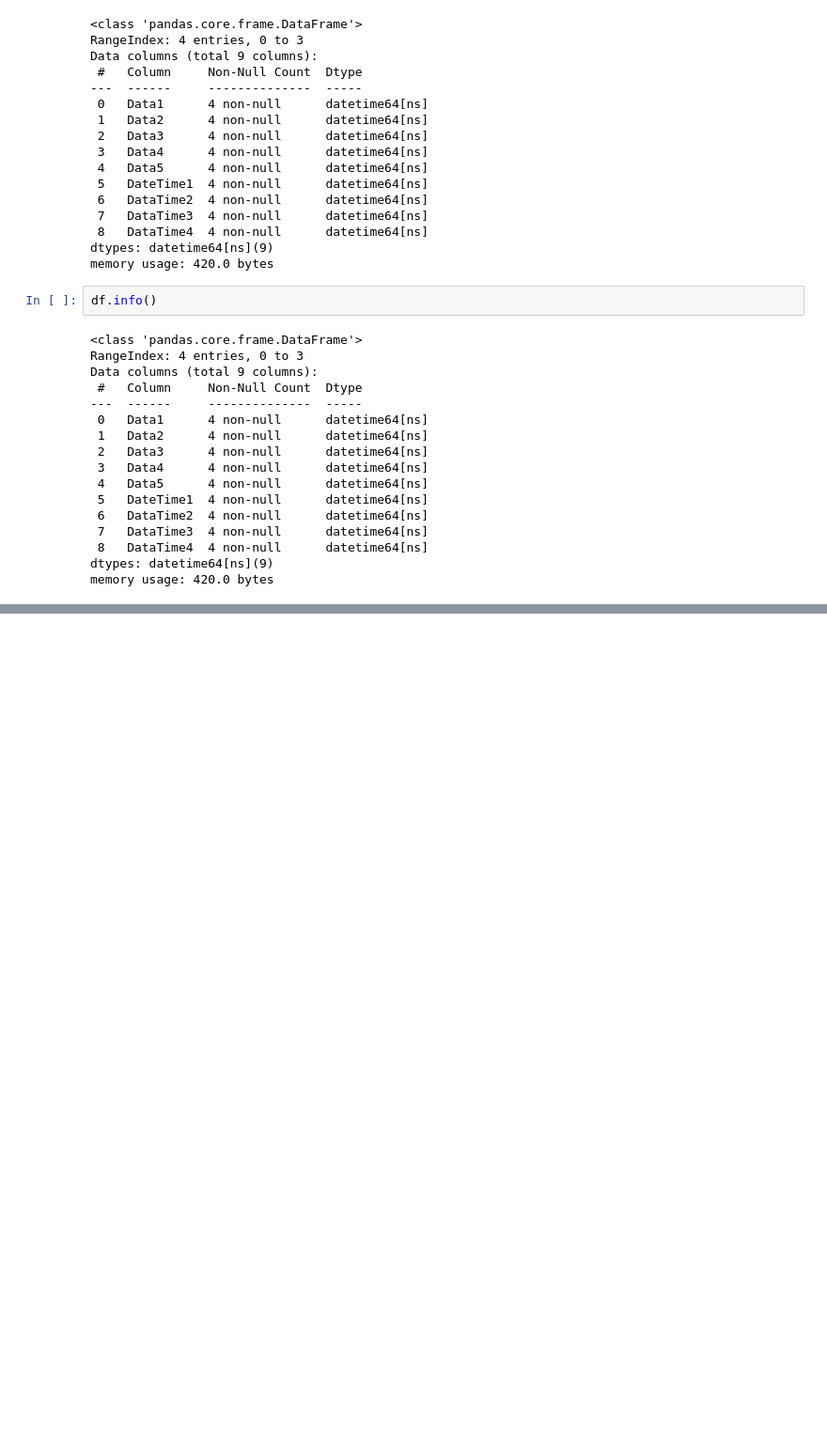
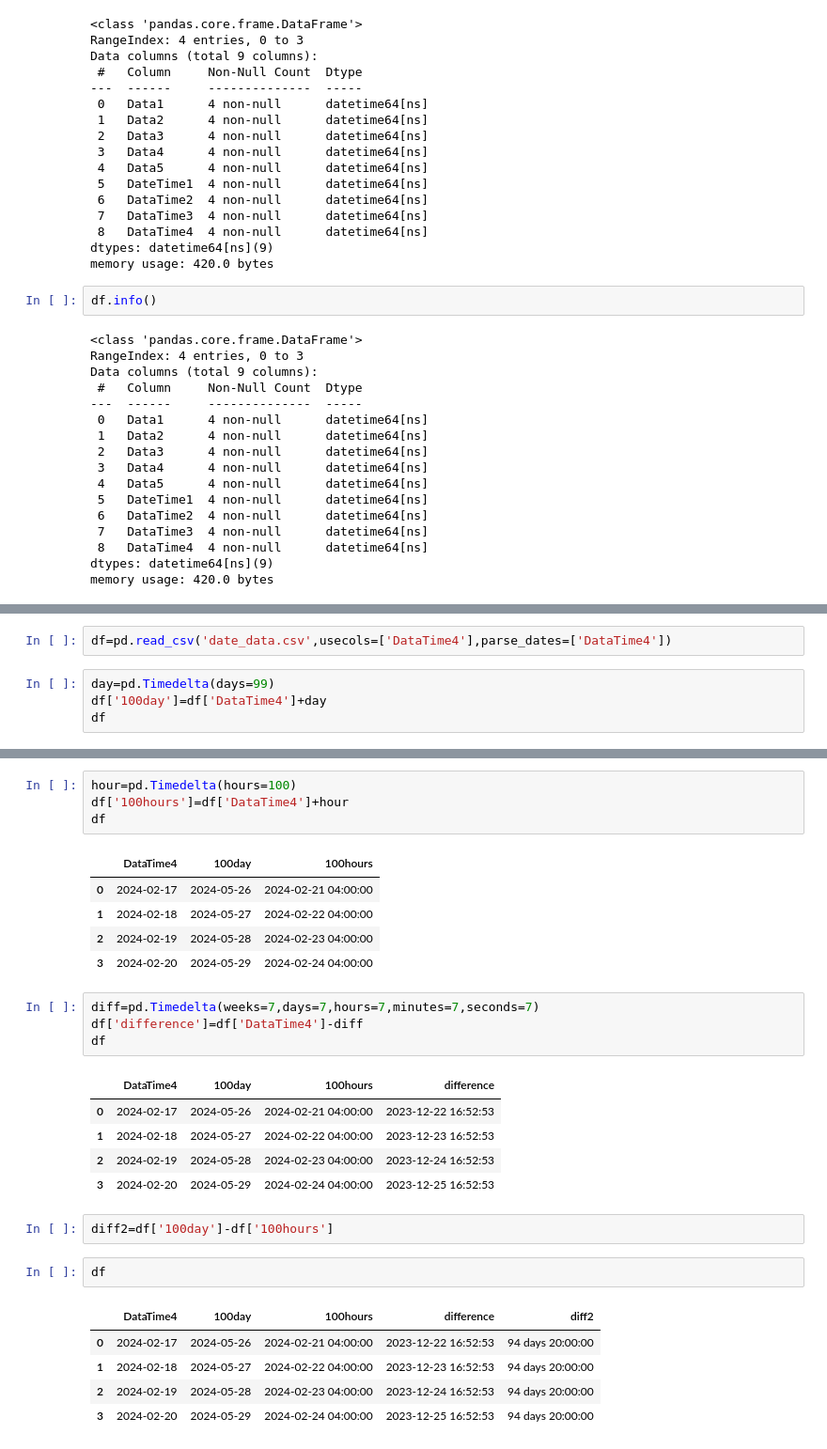
Before and after one commit to gumurytv/bigdataCert, a Jupyter notebook: 빅분기_실기_PART1_연습.ipynb, the cells around one changed output, grey strips where cells are left out. Shown at 94% size. Drawn from its saved outputs; the diff is of its cells as text; blank space fills up the shorter version.

```diff
--- a/빅분기_실기_PART1_연습.ipynb
+++ b/빅분기_실기_PART1_연습.ipynb
@@ -1645,0 +2010,6 @@ df
+# %%
+df=pd.read_csv('date_data.csv',usecols=['DataTime4'],parse_dates=['DataTime4'])
+# %%
+day=pd.Timedelta(days=99)
+df['100day']=df['DataTime4']+day
+df
@@ -1645,0 +2022,30 @@ df
+# %%
+hour=pd.Timedelta(hours=100)
+df['100hours']=df['DataTime4']+hour
+df
+# %% [output]
+|  | DataTime4 | 100day | 100hours |
+| 0 | 2024-02-17 | 2024-05-26 | 2024-02-21 04:00:00 |
+| 1 | 2024-02-18 | 2024-05-27 | 2024-02-22 04:00:00 |
+| 2 | 2024-02-19 | 2024-05-28 | 2024-02-23 04:00:00 |
+| 3 | 2024-02-20 | 2024-05-29 | 2024-02-24 04:00:00 |
+# %%
+diff=pd.Timedelta(weeks=7,days=7,hours=7,minutes=7,seconds=7)
+df['difference']=df['DataTime4']-diff
+df
+# %% [output]
+|  | DataTime4 | 100day | 100hours | difference |
+| 0 | 2024-02-17 | 2024-05-26 | 2024-02-21 04:00:00 | 2023-12-22 16:52:53 |
+| 1 | 2024-02-18 | 2024-05-27 | 2024-02-22 04:00:00 | 2023-12-23 16:52:53 |
+| 2 | 2024-02-19 | 2024-05-28 | 2024-02-23 04:00:00 | 2023-12-24 16:52:53 |
+| 3 | 2024-02-20 | 2024-05-29 | 2024-02-24 04:00:00 | 2023-12-25 16:52:53 |
+# %%
+diff2=df['100day']-df['100hours']
+# %%
+df
+# %% [output]
+|  | DataTime4 | 100day | 100hours | difference | diff2 |
+| 0 | 2024-02-17 | 2024-05-26 | 2024-02-21 04:00:00 | 2023-12-22 16:52:53 | 94 days 20:00:00 |
+| 1 | 2024-02-18 | 2024-05-27 | 2024-02-22 04:00:00 | 2023-12-23 16:52:53 | 94 days 20:00:00 |
+| 2 | 2024-02-19 | 2024-05-28 | 2024-02-23 04:00:00 | 2023-12-24 16:52:53 | 94 days 20:00:00 |
+| 3 | 2024-02-20 | 2024-05-29 | 2024-02-24 04:00:00 | 2023-12-25 16:52:53 | 94 days 20:00:00 |
```
Also changed, not shown: parts of 105 cells of this notebook.
